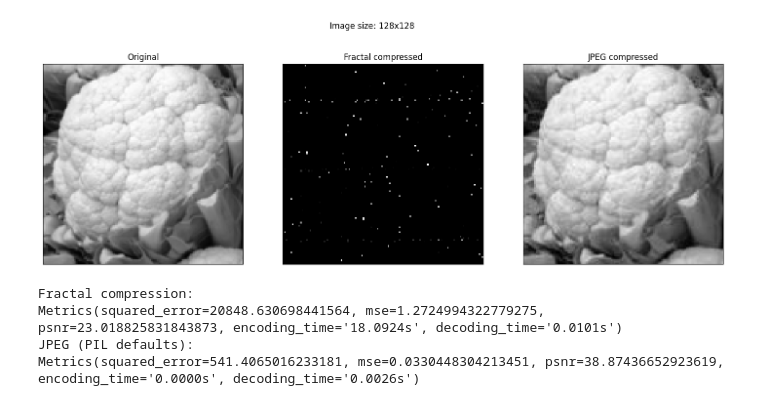
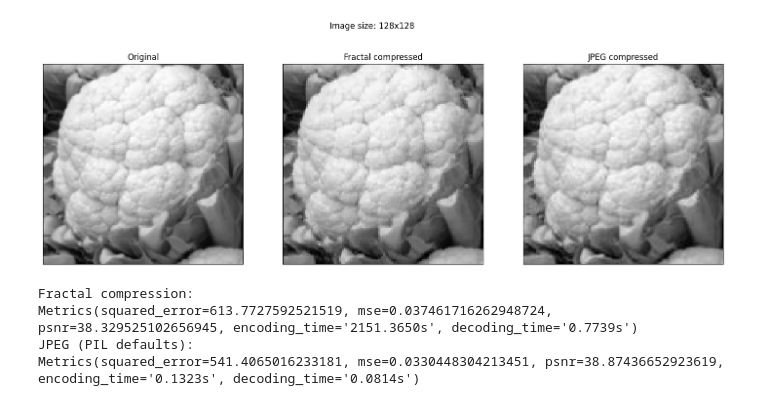
Before and after one commit to Fl0k3n/fractal-image-compression, a Jupyter notebook: src/testing_hv.ipynb, the cells around one changed output. Drawn from its saved outputs; the diff is of its cells as text; code cells hidden in the pictures.

```diff
--- a/src/testing_hv.ipynb
+++ b/src/testing_hv.ipynb
@@ -88,16 +102,18 @@ def encode_decode_bruteforce(img: np.ndarray, decoding_iterations=32, show_error
 
     return CodecInfo(encoded_img, decoded_img, encoding_time, decoding_time, decoding_iterations)
 # %%
-def encode_decode_hv(img: np.ndarray, decoding_iterations=32) -> CodecInfo:
+def encode_decode_hv(img: np.ndarray, encoder: HVEncoder=None, decoding_iterations=AUTO) -> CodecInfo:
+    if encoder is None:
+        encoder = HVEncoder(4, 4, 32, 32, 7, 5, 4., 1.)
     start = time()
-    encoder = HVEncoder(img)
-    encoded_img = encoder.encode()
+    encoded_img = encoder.encode(img)
     encoding_time = time() - start
+    print(f"Encoding finished in {encoding_time}")
 
     start = time()
-    decoder = HVDecoder()
-    decoded_img = decoder.decode(encoded_img, iterations=decoding_iterations)
+    decoded_img = HVDecoder(decoding_iterations, stop_on_relative_error=5e-4, log_stop=True).decode(encoded_img)
     decoding_time = time() - start
+    print(f"Decoding finished in {decoding_time}")
 
     return CodecInfo(encoded_img, decoded_img, encoding_time, decoding_time, decoding_iterations)
 # %%
@@ -138,3 +154,16 @@ def compare_encoding(original_img: np.ndarray, codec_info: CodecInfo):
 # img = kalafior(128)
 # bruteforce_encoding = encode_decode_bruteforce(img, show_error_stats=True)
 # compare_encoding(img, bruteforce_encoding)
+# %%
+# example 1
+
+def small_img(size: int = 128) -> np.ndarray:
+    # path = "imgs\\raw\\cauliflower_64x64_colored.png"
+    return load_img(f'../imgs/raw/cauliflower_{size}x{size}_colored.png')
+    # return load_img(path)
+
+
+img = small_img()
+hv_info = encode_decode_hv(img)
+compare_encoding(img, hv_info)
+# %% [output]
@@ -141,10 +173,9 @@ def compare_encoding(original_img: np.ndarray, codec_info: CodecInfo):
+[figure, added]
+Fractal compression:
+Metrics(squared_error=613.7727592521519, mse=0.037461716262948724, psnr=38.329525102656945, encoding_time='2151.3650s', decoding_time='0.7739s')
+JPEG (PIL defaults):
+Metrics(squared_error=541.4065016233181, mse=0.0330448304213451, psnr=38.87436652923619, encoding_time='0.1323s', decoding_time='0.0814s')
 # %%
-img = kalafior(128)
-hv_encoding = encode_decode_hv(img, 64)
-compare_encoding(img, hv_encoding)
+img = lena(256)
+hv_info = encode_decode_hv(img)
+compare_encoding(img, hv_info)
-# %% [output]
-[figure, removed]
-Fractal compression:
-Metrics(squared_error=20848.630698441564, mse=1.2724994322779275, psnr=23.018825831843873, encoding_time='18.0924s', decoding_time='0.0101s')
-JPEG (PIL defaults):
-Metrics(squared_error=541.4065016233181, mse=0.0330448304213451, psnr=38.87436652923619, encoding_time='0.0000s', decoding_time='0.0026s')
```
Also changed, not shown: parts of 3 cells of this notebook, 2 other files.
